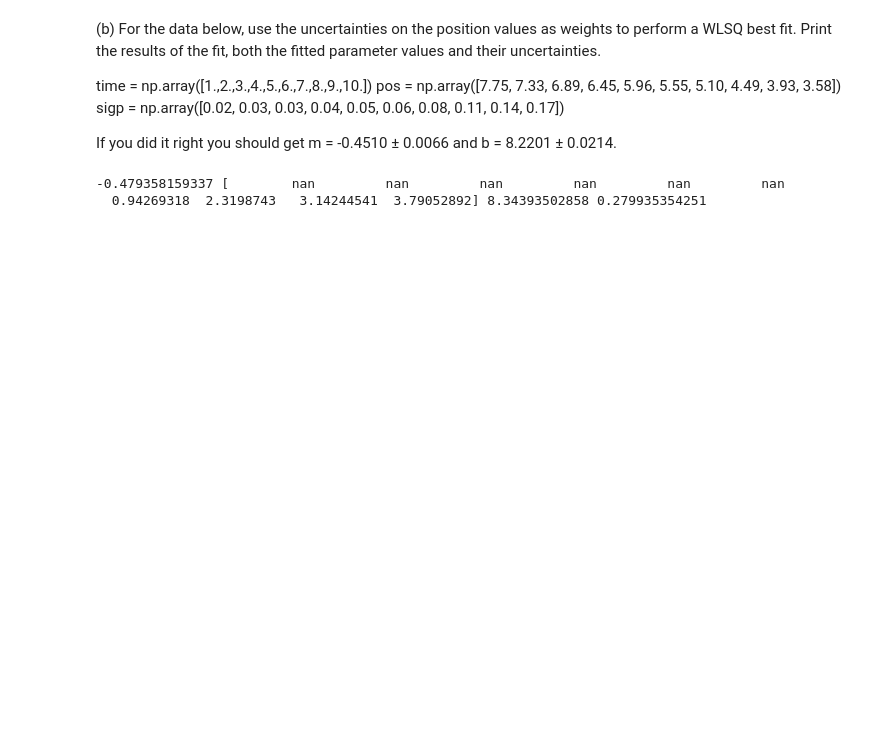
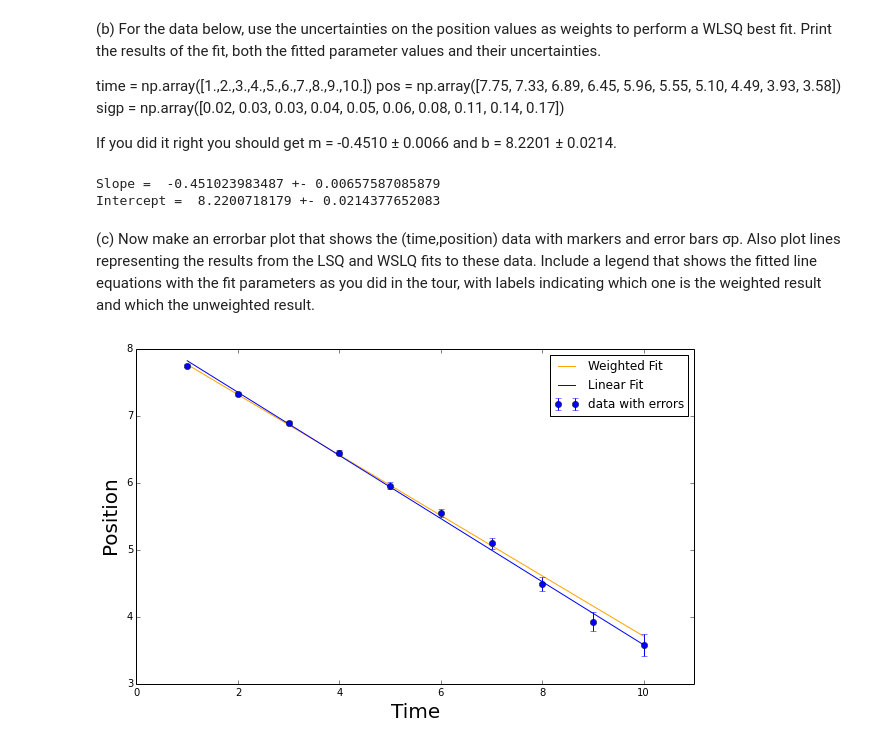
Before and after one commit to jpizagui/PHYS202-S14, a Jupyter notebook: SciPy/OptimizationExercises.ipynb, the cells around one changed output. Cells and saved outputs as stored; diff of their text form; code cells hidden in the pictures; blank space fills up the shorter version.

```diff
--- a/SciPy/OptimizationExercises.ipynb
+++ b/SciPy/OptimizationExercises.ipynb
@@ -70,12 +93,36 @@ def WeightedLLSqFit(x,y,w):
 
 If you did it right you should get m = -0.4510 ± 0.0066 and b = 8.2201 ± 0.0214.
 # %%
+
 time = np.array([1.,2.,3.,4.,5.,6.,7.,8.,9.,10.])
 pos = np.array([7.75, 7.33, 6.89, 6.45, 5.96, 5.55, 5.10, 4.49, 3.93, 3.58])
 sigp = np.array([0.02, 0.03, 0.03, 0.04, 0.05, 0.06, 0.08, 0.11, 0.14, 0.17])
 
-slope,slerr,intercept,interr = WeightedLLSqFit(time,pos,sigp)
-print slope,slerr,intercept,interr
+slope,slerr,intercept,inter= WeightedLLSqFit(time,pos,1/(sigp**2))
+print "Slope = ", slope, "+-",slerr
+print "Intercept = ", intercept, "+-",inter
 # %% [output]
--0.479358159337 [        nan         nan         nan         nan         nan         nan
-  0.94269318  2.3198743   3.14244541  3.79052892] 8.34393502858 0.279935354251
+Slope =  -0.451023983487 +- 0.00657587085879
+Intercept =  8.2200718179 +- 0.0214377652083
+# %% [markdown]
+(c) Now make an errorbar plot that shows the (time,position) data with markers and error bars σp. Also plot lines representing the results from the LSQ and WSLQ fits to these data. Include a legend that shows the fitted line equations with the fit parameters as you did in the tour, with labels indicating which one is the weighted result and which the unweighted result.
+# %%
+slope,slerr,intercept,inter= WeightedLLSqFit(time,pos,1/(sigp**2))
+slope2,intercept2,slerr2,interr2 = LinearLSqFit(time,pos)
+
+fig = plt.figure(3,(10,6))
+f = lambda x,m,b: m*x + b
+plt.plot(time,f(time,slope,intercept),label="Weighted Fit",color="orange")
+plt.plot(time,f(time,slope2,intercept2),label="Linear Fit")
+
+plt.errorbar(time,pos,sigp,fmt="bo",label="data with errors")
+
+plt.xlim(0.,11.)
+
+plt.legend(loc="best")
+plt.xlabel("Time",fontsize=20)
+plt.ylabel("Position",fontsize=20)
+
+plt.show()
+# %% [output]
+[figure, added]
```
Also changed, not shown: parts of 10 cells of this notebook, 3 other files.
